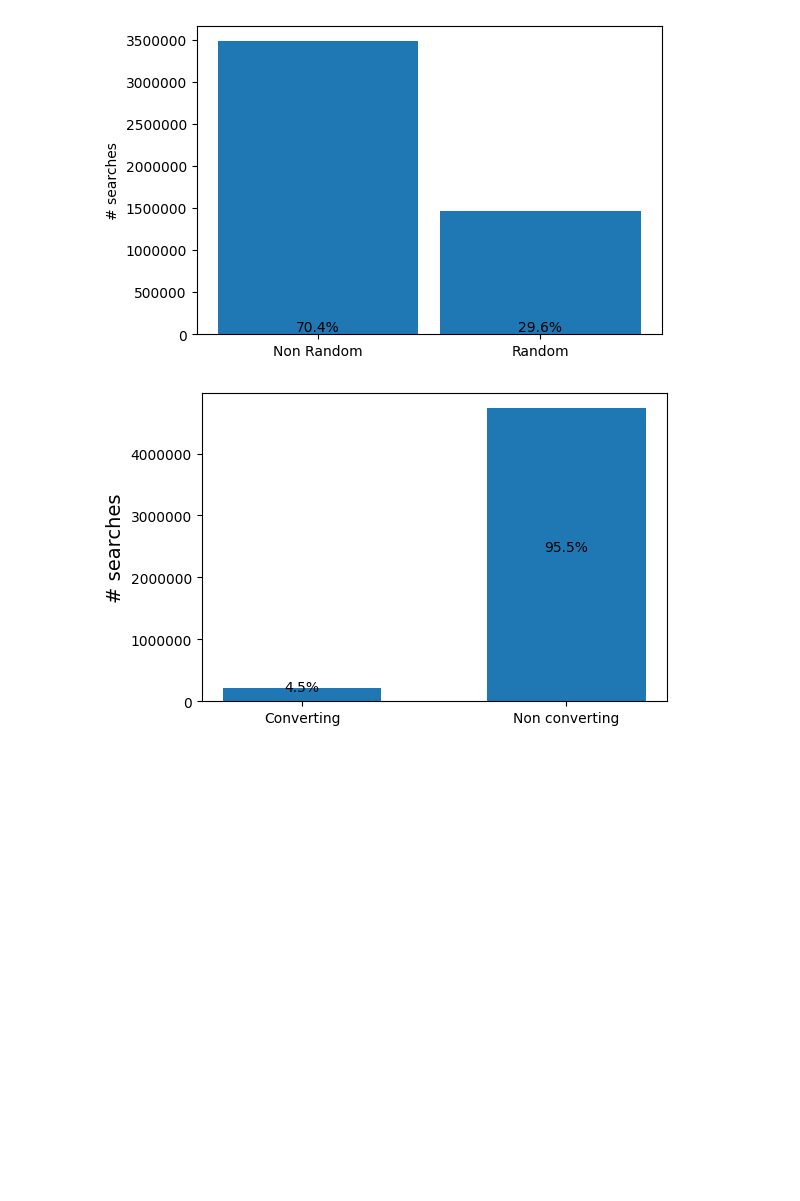
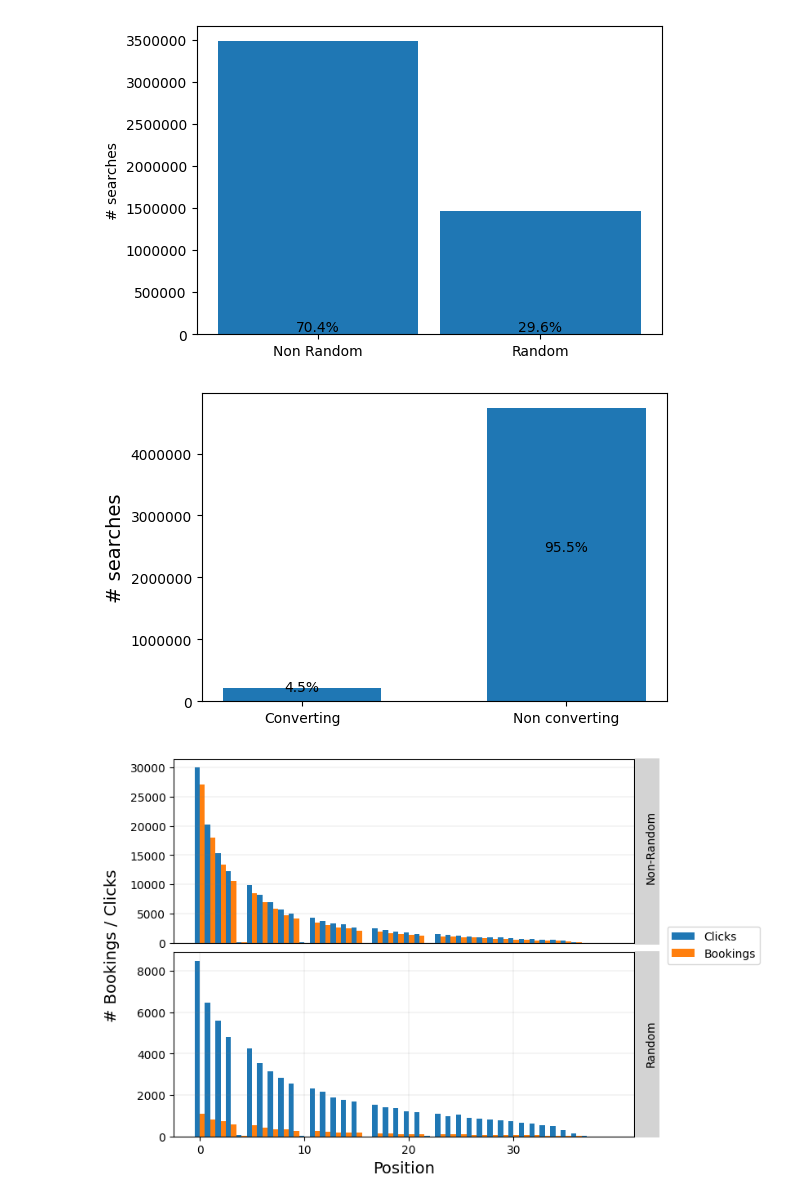
Before and after one commit to Jeniamakarchik/dmt_recom_sys, a Jupyter notebook: Ilse.ipynb, the cells around one changed output. Cells and saved outputs as stored; diff of their text form; code cells hidden in the pictures; blank space fills up the shorter version.

Commit message:
position bias graph

```diff
--- a/Ilse.ipynb
+++ b/Ilse.ipynb
@@ -230,0 +234,60 @@ plt.show()
+# %%
+# TODO  make graph for position bias
+
+# Compute the grouped data
+grouped_random_false = train_data[train_data['random_bool'] == False].groupby('position').sum().compute()
+grouped_random_true = train_data[train_data['random_bool'] == True].groupby('position').sum().compute()
+
+# Create a figure with a specific gridspec
+fig = plt.figure(figsize=(10, 6))
+gs = gridspec.GridSpec(nrows=2, ncols=2, width_ratios=[4, 1], height_ratios=[1, 1])
+
+# Create subplots
+ax1 = fig.add_subplot(gs[0, 0])
+ax2 = fig.add_subplot(gs[1, 0])
+
+# Create bar plots
+width = 0.5  # Width of the bars
+positions = np.arange(len(grouped_random_false.index))
+
+# Subplot for 'random' == False
+rects1 = ax1.bar(positions - width/2, grouped_random_false['click_bool'], width, label='Clicks')
+rects2 = ax1.bar(positions + width/2, grouped_random_false['booking_bool'], width, label='Bookings')
+
+#ax1.set_ylabel('Count')
+ax1.set_xticks([])
+#ax1.set_xticks(np.arange(0, max(grouped_random_false.index), 10))
+ax1.grid(True, color='grey', linestyle='-', linewidth=0.25, alpha=0.5)
+
+# Subplot for 'random' == True
+rects3 = ax2.bar(positions - width/2, grouped_random_true['click_bool'], width, label='Clicks')
+rects4 = ax2.bar(positions + width/2, grouped_random_true['booking_bool'], width, label='Bookings')
+
+ax2.set_xlabel('Position', fontsize=14)
+#ax2.set_ylabel('# Bookings / Clicks')
+ax2.set_xticks(positions)
+ax2.set_xticks(np.arange(0, max(grouped_random_true.index), 10))
+ax2.grid(True, color='grey', linestyle='-', linewidth=0.25, alpha=0.5)
+
+# Create the legend
+fig.legend(['Clicks', 'Bookings'], loc='center right', bbox_to_anchor=(0.85, 0.5))
+fig.text(0.04, 0.5, '# Bookings / Clicks', va='center', rotation='vertical', fontsize=14)
+
+# # Add text labels for Random and Non-Random
+# fig.text(0.95, 0.75, 'Non-Random', ha='center', va='center', rotation='vertical')
+# fig.text(0.95, 0.25, 'Random', ha='center', va='center', rotation='vertical')
+
+# Add text labels for Random and Non-Random with rectangle patches
+rectangle1 = patches.Rectangle((0.69, 0.5005), 0.03, 0.38, transform=fig.transFigure, clip_on=False, edgecolor="none", facecolor="lightgrey")
+rectangle2 = patches.Rectangle((0.69, 0.108), 0.03, 0.38, transform=fig.transFigure, clip_on=False, edgecolor="none", facecolor="lightgrey")
+
+fig.add_artist(rectangle1)
+fig.add_artist(rectangle2)
+
+fig.text(0.71, 0.7, 'Non-Random', ha='center', va='center', rotation='vertical')
+fig.text(0.71, 0.3, 'Random', ha='center', va='center', rotation='vertical')
+
+# Adjust the space between subplots
+plt.subplots_adjust(hspace=0.05)
+# %% [output]
+[figure, added]
```
Also changed, not shown: parts of 4 cells of this notebook, 1 other file.
